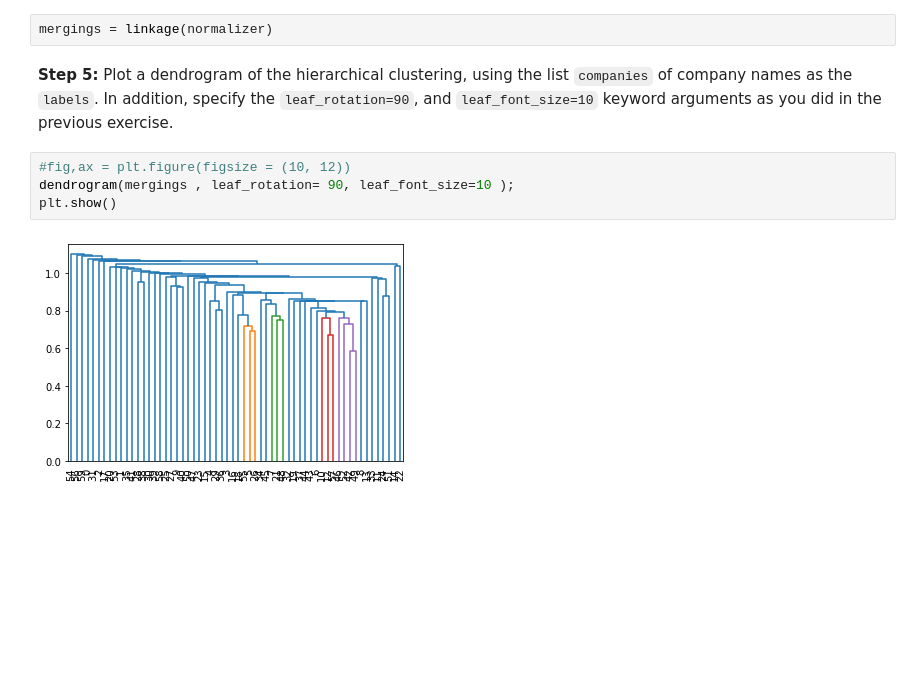
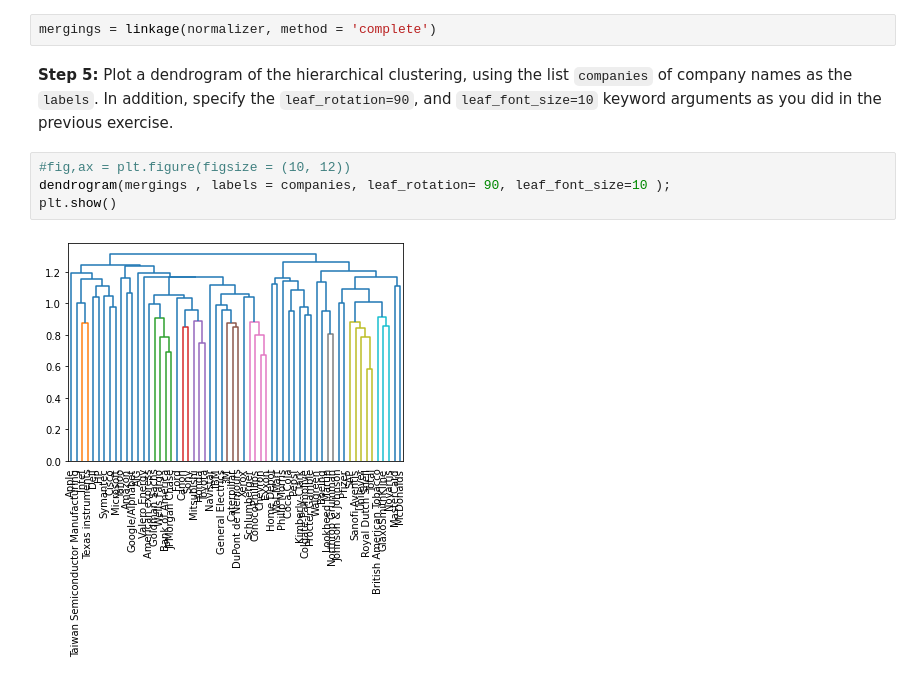
Before and after one commit to omolara-atoyebi/strive-exercise, a Jupyter notebook: Chapter 02/02. Clustering/01. Hierarchical Clustering/exercises/exercise_11_hierachies_of_stocks.ipynb, the cells around one changed output. Saved outputs shown, nothing was run; the diff lists cells and outputs as text; blank space fills up the shorter version.

```diff
--- a/Chapter 02/02. Clustering/01. Hierarchical Clustering/exercises/exercise_11_hierachies_of_stocks.ipynb
+++ b/Chapter 02/02. Clustering/01. Hierarchical Clustering/exercises/exercise_11_hierachies_of_stocks.ipynb
@@ -34,12 +34,12 @@ normalizer
 # %% [markdown]
 **Step 4:** Apply the `linkage()` function to `normalized_movements`, using `'complete'` linkage, to calculate the hierarchical clustering. Assign the result to `mergings`.
 # %%
-mergings = linkage(normalizer)
+mergings = linkage(normalizer, method = 'complete')
 # %% [markdown]
 **Step 5:** Plot a dendrogram of the hierarchical clustering, using the list `companies` of company names as the `labels`. In addition, specify the `leaf_rotation=90`, and `leaf_font_size=10` keyword arguments as you did in the previous exercise.
 # %%
 #fig,ax = plt.figure(figsize = (10, 12))
-dendrogram(mergings , leaf_rotation= 90, leaf_font_size=10 );
+dendrogram(mergings , labels = companies, leaf_rotation= 90, leaf_font_size=10 );
 plt.show()
 # %% [output]
-[figure, old version]
+[figure, new version]
```
